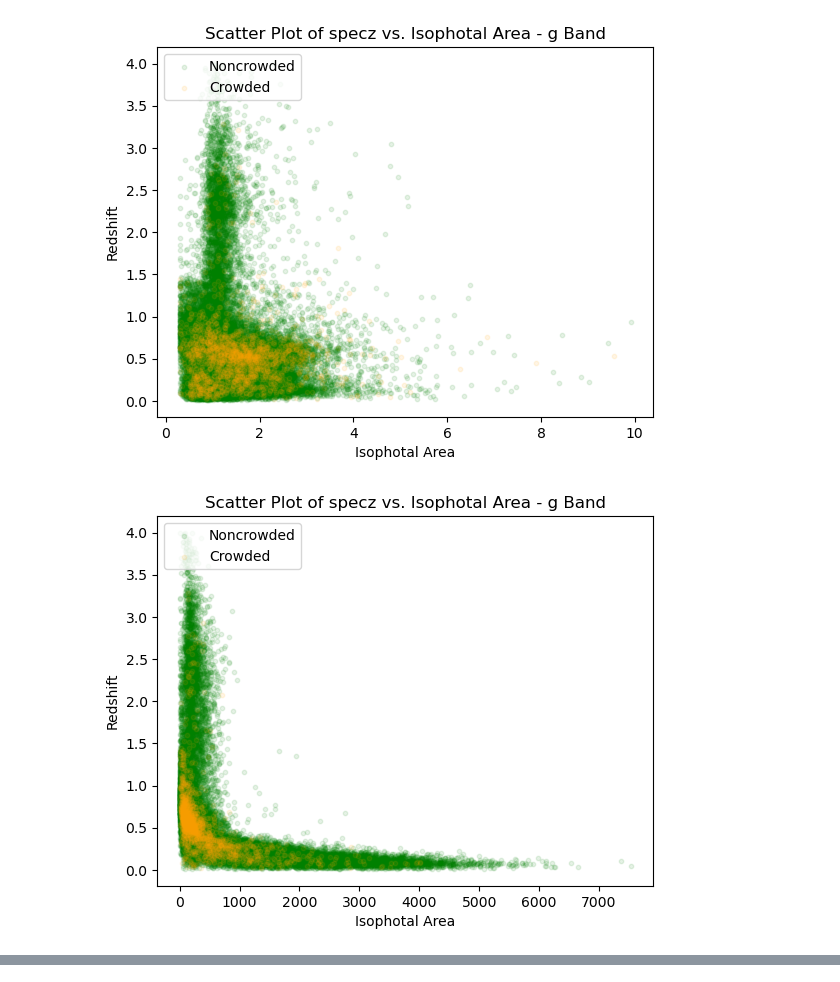
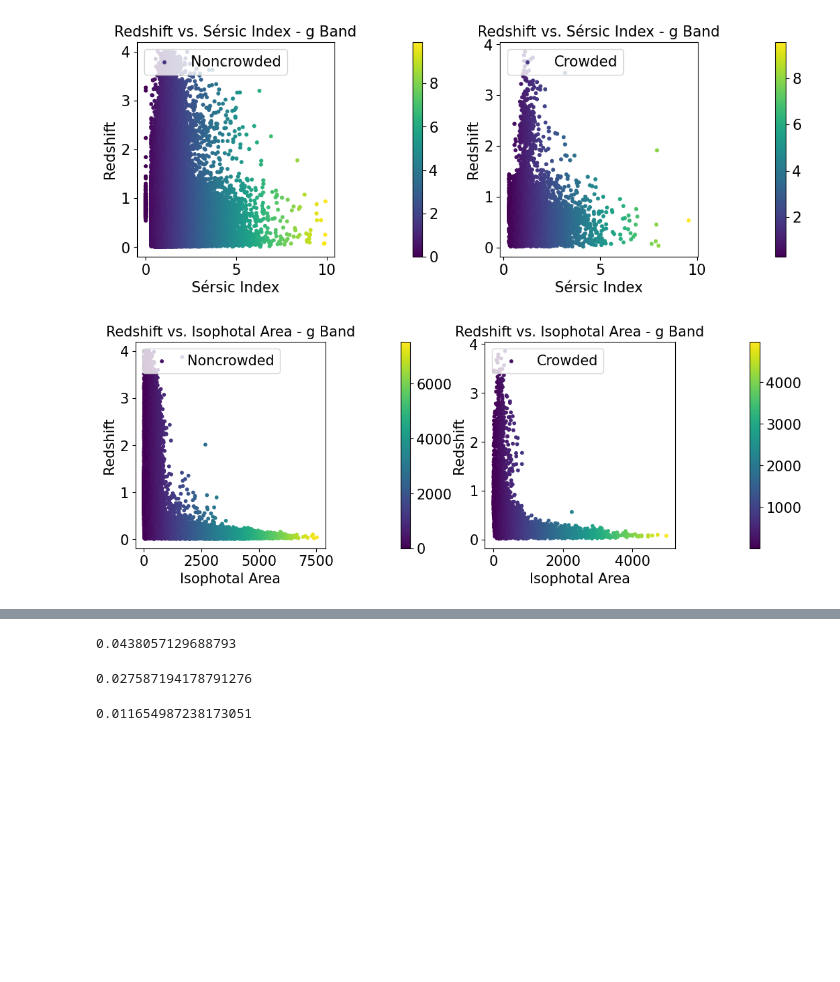
Before and after one commit to astrodatalab/photoz, a Jupyter notebook: code/CNN_visualization/shape_parameter_plots_all_ bands.ipynb, the cells around one changed output, grey strips where cells are left out. Cells and saved outputs as stored; diff of their text form; code cells hidden in the pictures; blank space fills up the shorter version.

```diff
--- a/code/CNN_visualization/shape_parameter_plots_all_ bands.ipynb
+++ b/code/CNN_visualization/shape_parameter_plots_all_ bands.ipynb
@@ -19,0 +18,4 @@ shape_param_names = ['Sersic Index', 'Isophotal Area', 'Half-Light Radius', 'Max
+# %%
+for i, band in enumerate(bands):
+    for j, param in enumerate(shape_params):
+        print(f'{shape_param_names[j]} mean in {band} band: {np.mean(df_list[i][param])}')
@@ -19,0 +40,12 @@ shape_param_names = ['Sersic Index', 'Isophotal Area', 'Half-Light Radius', 'Max
+# %%
+for i, param in enumerate(shape_params):
+    plt.figure()
+    for j, df in enumerate(df_list):
+        plt.scatter(df[param], df['specz'], label=f'{bands[j]}', s=10, alpha=1)
+        plt.xlabel(f'{shape_param_names[i]}', fontsize=20)
+        plt.ylabel('Redshhift', fontsize=20)
+    plt.legend(fontsize=20)
+    plt.title(f'{shape_param_names[i]} Redshift Distribution', fontsize=20)
+    plt.xticks(fontsize=15)
+    plt.yticks(fontsize=15)
+    plt.show()
@@ -69,23 +105,41 @@ for i, df in enumerate(df_list):
 # %%
+import matplotlib.pyplot as plt
+import matplotlib.cm as cm
+
 df = g_df  # pick one dataframe to plot
 noncrowded_df = df[df['NUMBER_IN_CENTER_30PX_DIAMETER'] <= 1]
 crowded_df = df[df['NUMBER_IN_CENTER_30PX_DIAMETER'] > 1]
 
-colors = ['green', 'orange']
+cmap = cm.get_cmap('viridis')
 labels = ['Noncrowded', 'Crowded']
 
-for shape_param in shape_params:
-    fig, ax = plt.subplots()
+for i, shape_param in enumerate(shape_params):
+    fig, (ax1, cax1, ax2, cax2) = plt.subplots(1, 4, figsize=(12, 4), gridspec_kw={'width_ratios': [1, 0.05, 1, 0.05]})
 
-    for i, subset_df in enumerate([noncrowded_df, crowded_df]):
-        ax.scatter(subset_df[shape_param], subset_df['specz'], alpha=0.1, s=10, color=colors[i], label=labels[i])
+    # Plot for noncrowded_df
+    sc1 = ax1.scatter(noncrowded_df[shape_param], noncrowded_df['specz'], s=10, c=noncrowded_df[shape_param], cmap=cmap, label=labels[0])
+    cbar1 = plt.colorbar(sc1, cax=cax1)
+    cbar1.ax.tick_params(labelsize=15)
+    ax1.legend(loc='upper left', fontsize=15)
+    ax1.set_title(f'Redshift vs. {shape_param_names[i]} - g Band', fontsize=15)
+    ax1.set_xlabel(shape_param_names[i], fontsize=15)
+    ax1.set_ylabel('Redshift', fontsize=15)
+    ax1.tick_params(axis='x', labelsize=15)
+    ax1.tick_params(axis='y', labelsize=15)
 
-    ax.legend(loc='upper left')
-    ax.set_title(f'Scatter Plot of specz vs. {shape_param_names[i]} - g Band')
-    ax.set_xlabel(shape_param_names[i])
-    ax.set_ylabel('Redshift')
+    # Plot for crowded_df
+    sc2 = ax2.scatter(crowded_df[shape_param], crowded_df['specz'], s=10, c=crowded_df[shape_param], cmap=cmap, label=labels[1])
+    cbar2 = plt.colorbar(sc2, cax=cax2)
+    cbar2.ax.tick_params(labelsize=15)
+    ax2.legend(loc='upper left', fontsize=15)
+    ax2.set_title(f'Redshift vs. {shape_param_names[i]} - g Band', fontsize=15)
+    ax2.set_xlabel(shape_param_names[i], fontsize=15)
+    ax2.set_ylabel('Redshift', fontsize=15)
+    ax2.tick_params(axis='x', labelsize=15)
+    ax2.tick_params(axis='y', labelsize=15)
 
+    plt.subplots_adjust(wspace=0.75, hspace=0.2)  # Adjust the spacing between subplots
     plt.show()
 # %% [output]
-[figure, old version]
+[figure, new version]
-[figure, old version]
+[figure, new version]
@@ -98,0 +151,12 @@ for shape_param in shape_params:
+# %%
+print(f'{len(df[df["NUMBER_IN_CENTER_30PX_DIAMETER"] > 1]) / len(df)}')
+# %% [output]
+0.0438057129688793
+# %%
+print(f'{len(df[df["NUMBER_IN_CENTER_20PX_DIAMETER"] > 1]) / len(df)}')
+# %% [output]
+0.027587194178791276
+# %%
+print(f'{len(df[df["NUMBER_IN_CENTER_10PX_DIAMETER"] > 1]) / len(df)}')
+# %% [output]
+0.011654987238173051
```
Also changed, not shown: parts of 8 cells of this notebook.
